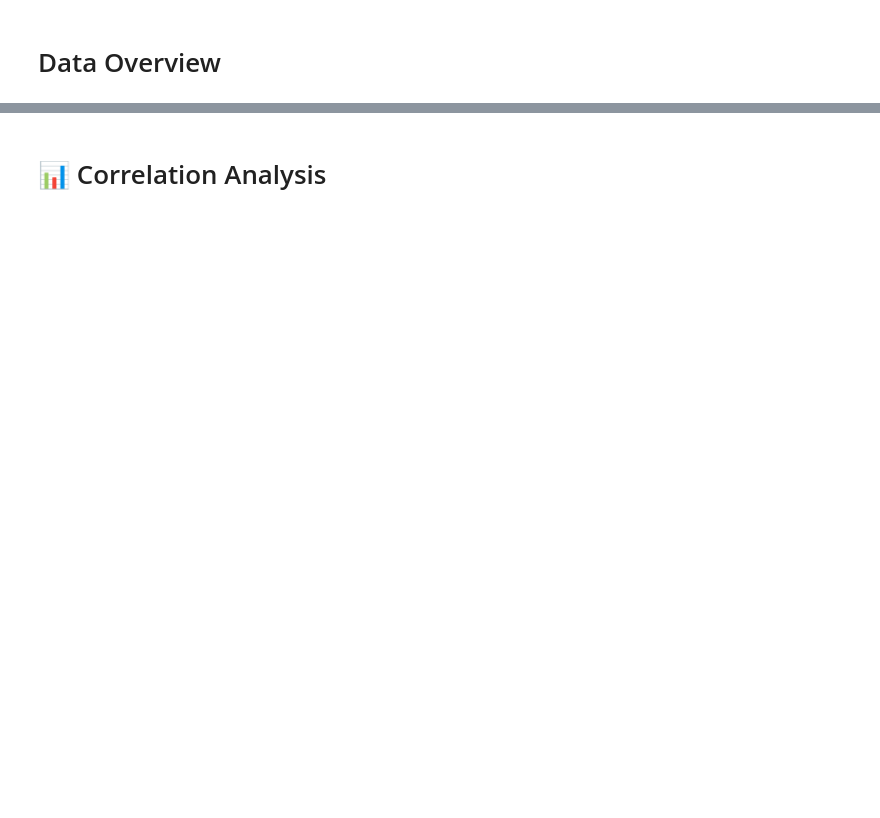
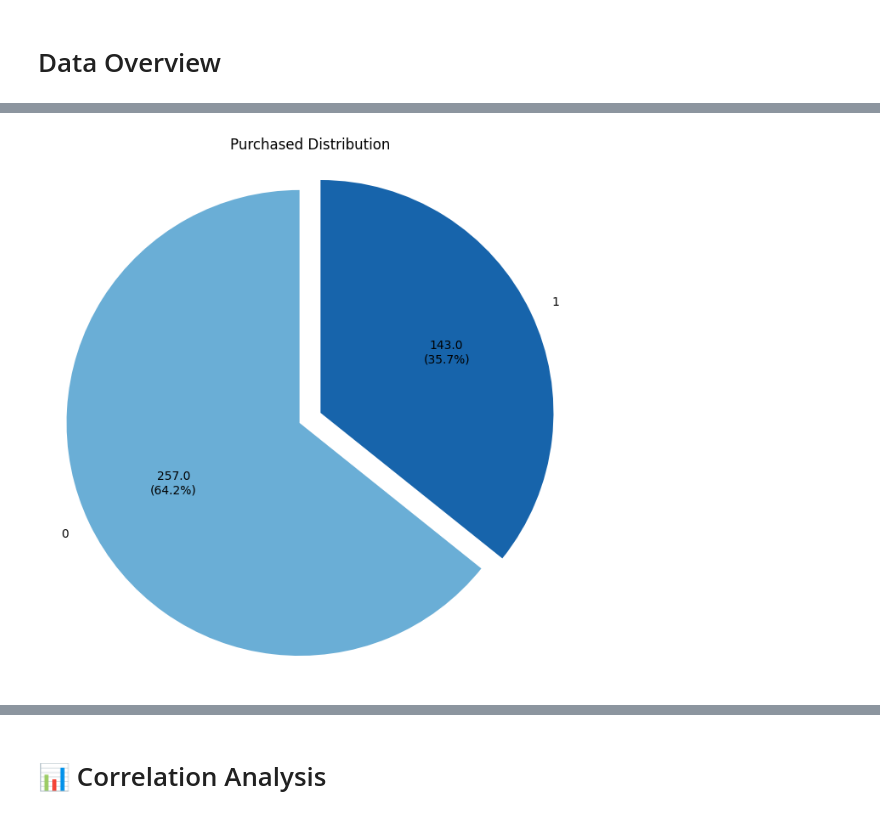
Before and after one commit to mo-elgazar74/Logistic-Regression-ML, a Jupyter notebook: logistic-regression-from-scratch.ipynb, the cells around one changed output, grey strips where cells are left out. Saved outputs shown, nothing was run; the diff lists cells and outputs as text; code cells hidden in the pictures; blank space fills up the shorter version.

```diff
--- a/logistic-regression-from-scratch.ipynb
+++ b/logistic-regression-from-scratch.ipynb
@@ -74,0 +79,23 @@ processed_data = preprocess_data(data)
+# %%
+purchase_counts = data["Purchased"].value_counts()
+
+explode = [0.05] * len(purchase_counts)
+
+def func(pct, allvals):
+    absolute = round(pct / 100.*np.sum(allvals), 0)
+    return f"{absolute}\n({pct:.1f}%)"
+
+plt.figure(figsize=(8, 8))
+plt.pie(
+    purchase_counts,
+    labels=purchase_counts.index,
+    autopct=lambda pct: func(pct, purchase_counts),
+    startangle=90,
+    colors=plt.cm.Blues([0.5, 0.8]),
+    explode=explode
+)
+plt.title("Purchased Distribution")
+plt.axis('equal')
+plt.show()
+# %% [output]
+[figure, added]
```
Also changed, not shown: parts of 50 cells of this notebook.
